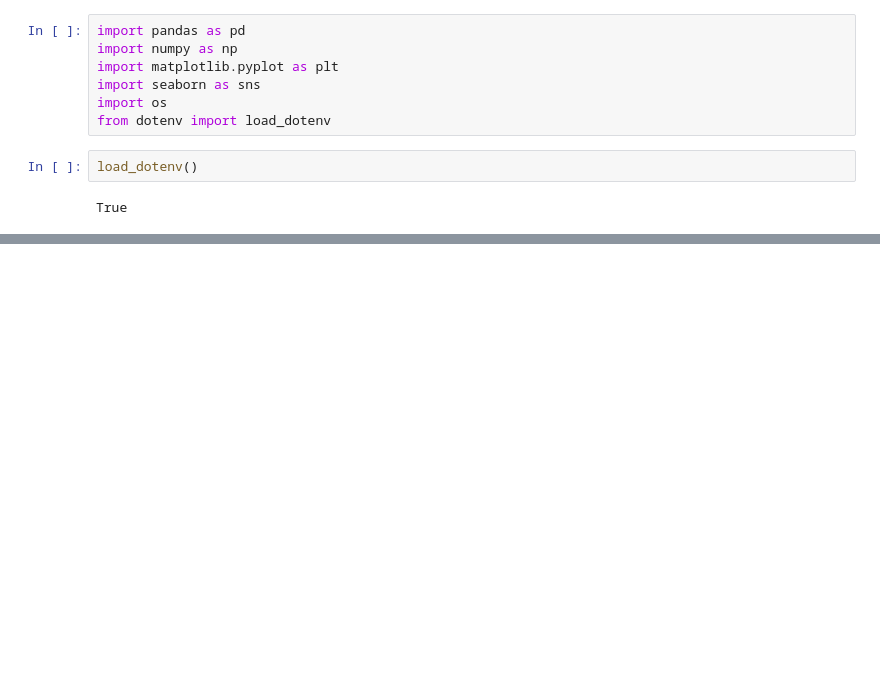
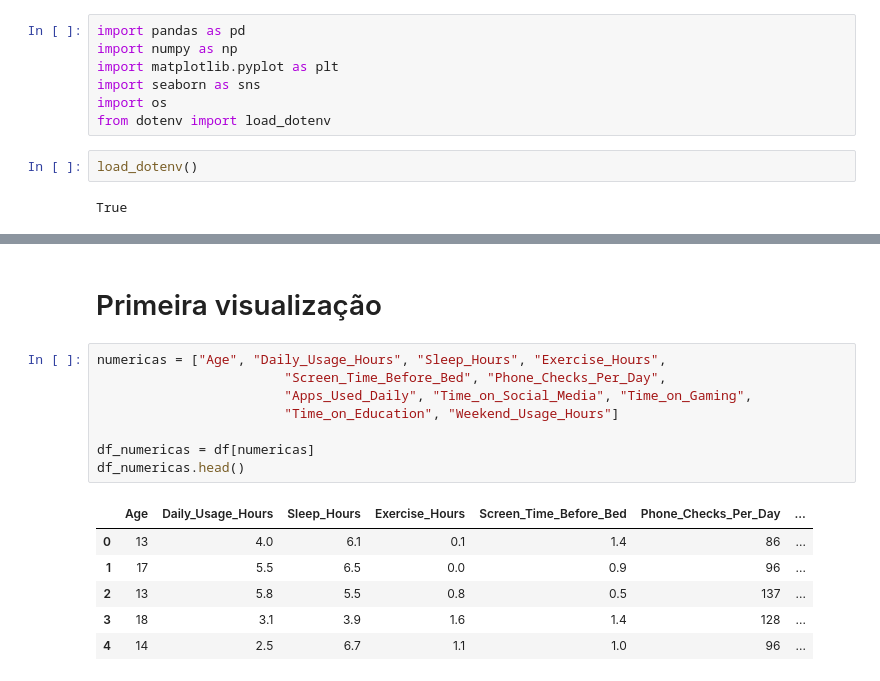
Before and after one commit to ArthurTorres11/Teen-Smartphone-Usage-and-Addiction-Impact-Dataset, a Jupyter notebook: eda.ipynb, the cells around one changed output, grey strips where cells are left out. Saved outputs shown, nothing was run; the diff lists cells and outputs as text; blank space fills up the shorter version.

```diff
--- a/eda.ipynb
+++ b/eda.ipynb
@@ -24,0 +93,17 @@ df.head()
+# %% [markdown]
+# Primeira visualização
+# %%
+numericas = ["Age", "Daily_Usage_Hours", "Sleep_Hours", "Exercise_Hours",
+                        "Screen_Time_Before_Bed", "Phone_Checks_Per_Day",
+                        "Apps_Used_Daily", "Time_on_Social_Media", "Time_on_Gaming",
+                        "Time_on_Education", "Weekend_Usage_Hours"]
+
+df_numericas = df[numericas]
+df_numericas.head()
+# %% [output]
+|  | Age | Daily_Usage_Hours | Sleep_Hours | Exercise_Hours | Screen_Time_Before_Bed | Phone_Checks_Per_Day | ... |
+| 0 | 13 | 4.0 | 6.1 | 0.1 | 1.4 | 86 | ... |
+| 1 | 17 | 5.5 | 6.5 | 0.0 | 0.9 | 96 | ... |
+| 2 | 13 | 5.8 | 5.5 | 0.8 | 0.5 | 137 | ... |
+| 3 | 18 | 3.1 | 3.9 | 1.6 | 1.4 | 128 | ... |
+| 4 | 14 | 2.5 | 6.7 | 1.1 | 1.0 | 96 | ... |
```
Also changed, not shown: parts of 7 cells of this notebook.
